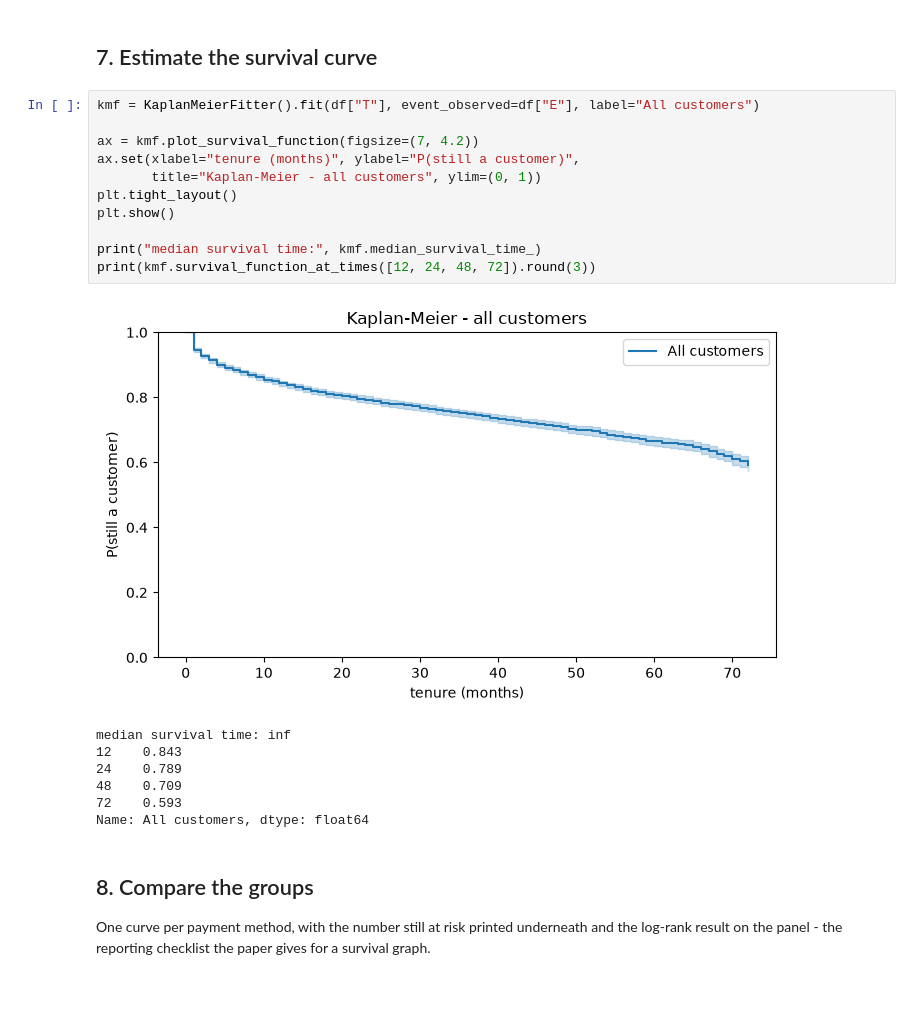
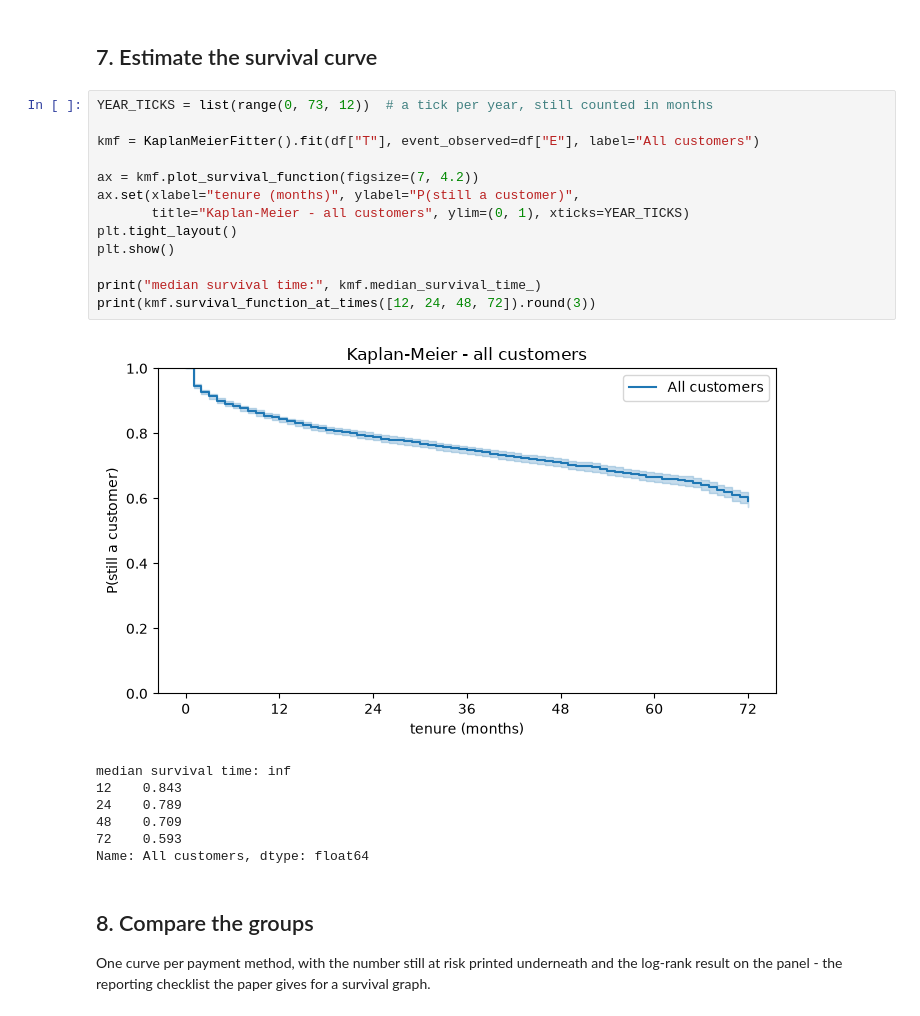
Before and after one commit to Kiatisakk/CPE342-ML, a Jupyter notebook: lab03_rg/Activity_Estimating_Lifetime.ipynb, the cells around one changed output. Saved outputs shown, nothing was run; the diff lists cells and outputs as text.

```diff
--- a/lab03_rg/Activity_Estimating_Lifetime.ipynb
+++ b/lab03_rg/Activity_Estimating_Lifetime.ipynb
@@ -153,18 +153,20 @@ life_table.head(12)
 # %% [markdown]
 ## 7. Estimate the survival curve
 # %%
+YEAR_TICKS = list(range(0, 73, 12))  # a tick per year, still counted in months
+
 kmf = KaplanMeierFitter().fit(df["T"], event_observed=df["E"], label="All customers")
 
 ax = kmf.plot_survival_function(figsize=(7, 4.2))
 ax.set(xlabel="tenure (months)", ylabel="P(still a customer)",
-       title="Kaplan-Meier - all customers", ylim=(0, 1))
+       title="Kaplan-Meier - all customers", ylim=(0, 1), xticks=YEAR_TICKS)
 plt.tight_layout()
 plt.show()
 
 print("median survival time:", kmf.median_survival_time_)
 print(kmf.survival_function_at_times([12, 24, 48, 72]).round(3))
 # %% [output]
-[figure, old version]
+[figure, new version]
 median survival time: inf
 12    0.843
 24    0.789
```
Also changed, not shown: parts of 1 cell of this notebook, 2 other files.
